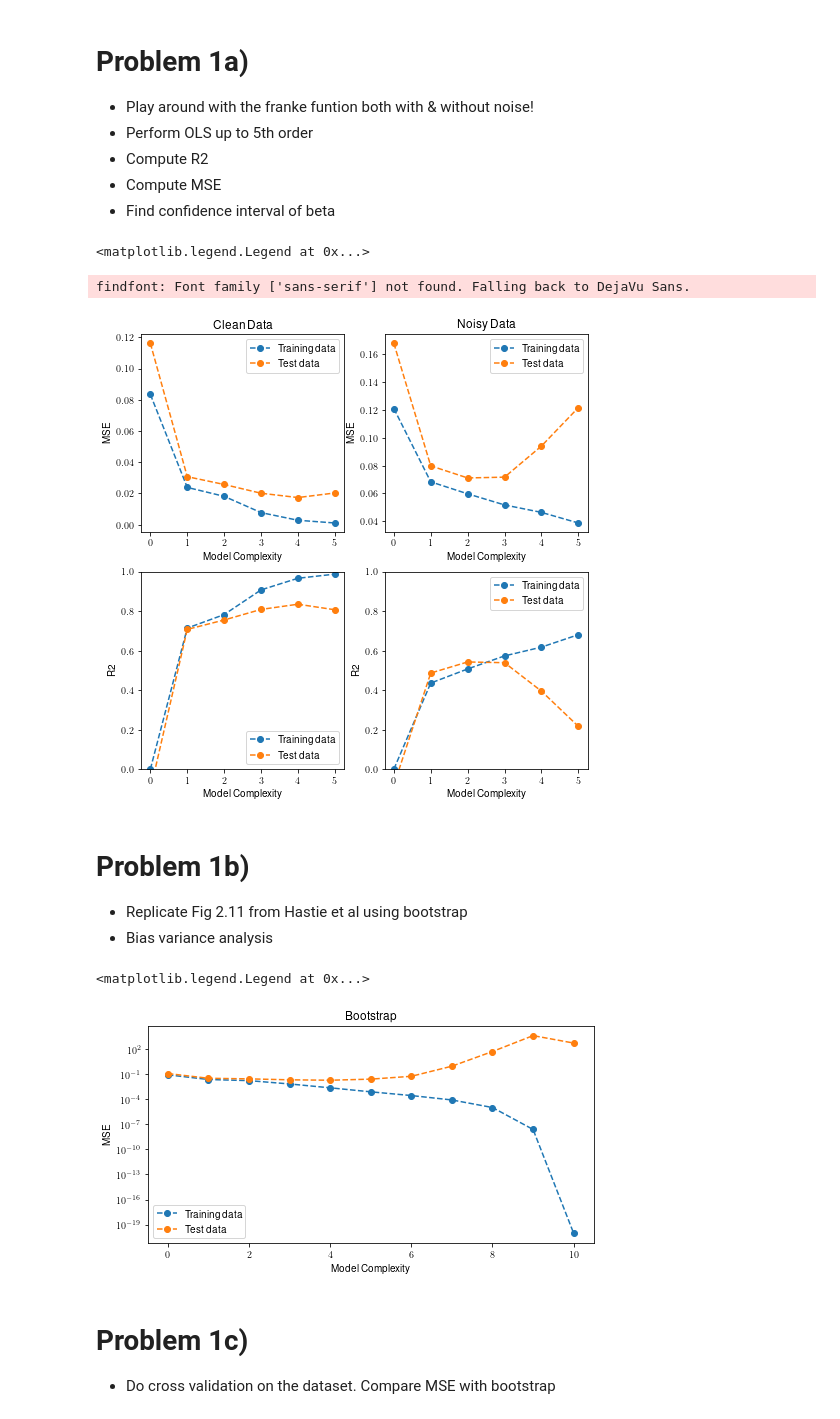
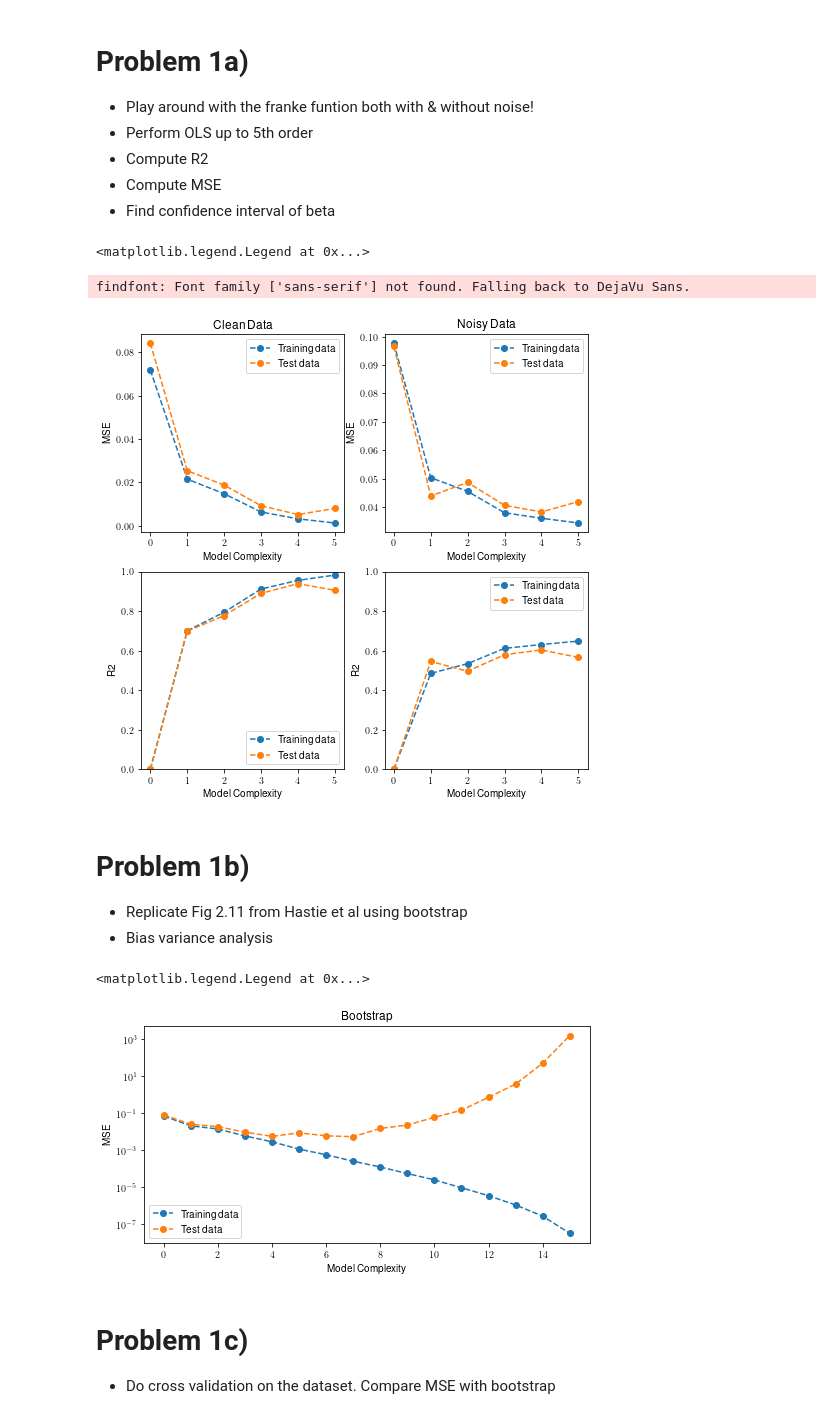
Before and after one commit to nicholaskarlsen/FYS-STK4155, a Jupyter notebook: project_1/notebooks/Untitled.ipynb, the cells around one changed output. Cells and saved outputs as stored; diff of their text form; code cells hidden in the pictures.

```diff
--- a/project_1/notebooks/Untitled.ipynb
+++ b/project_1/notebooks/Untitled.ipynb
@@ -27,7 +28,7 @@ unit_tests.OLS_SVD_unit_test()
 - Find confidence interval of beta
 # %%
 # Generate test data
-n = 100 # Number of data points
+n = 300 # Number of data points
 
 x_dat = np.random.uniform(0, 1, n)
 y_dat = np.random.uniform(0, 1, n)
@@ -67,8 +68,7 @@ def p1_analysis(x, y, z, degrees):
 
     return mse, r2, 0#, var_b
 # %%
-max_deg = 5
-degrees = np.arange(0, max_deg+1) # Degrees of the polynomial
+degrees = np.arange(0, 6) # Degrees of the polynomial
 
 # Generate data
 MSE_clean, R2_clean, var_b_clean = p1_analysis(x_dat, y_dat, z_dat, degrees)
@@ -112,7 +112,7 @@ plt.legend()
 # %% [output]
 <matplotlib.legend.Legend at 0x...>
 findfont: Font family ['sans-serif'] not found. Falling back to DejaVu Sans.
-[figure, old version]
+[figure, new version]
 # %% [markdown]
 # Problem 1b)
 - Replicate Fig 2.11 from Hastie et al using bootstrap
@@ -151,21 +151,21 @@ def p2_analysis(x, y, z, degrees, N_bootstraps):
 
     return data
 # %%
-degrees = np.arange(0, 11) # This stop working for 12< possible bug in OLS_SVD?
-N_bootstraps = 500
+degrees = np.arange(0, 16) # This stop working for 12< possible bug in OLS_SVD?
+N_bootstraps = 1000
 dat_boot = p2_analysis(x_dat, y_dat, z_dat, degrees, N_bootstraps)
 
 plt.figure(figsize=(8,4))
 
 plt.semilogy(degrees, dat_boot["MSE train"],"o--", label = "Training data")
 plt.semilogy(degrees, dat_boot["MSE test"],"o--", label = "Test data")
 plt.xlabel("Model Complexity")
 plt.ylabel("MSE")
 plt.title("Bootstrap")
 plt.legend(loc="lower left")
 # %% [output]
 <matplotlib.legend.Legend at 0x...>
-[figure, old version]
+[figure, new version]
 # %% [markdown]
 # Problem 1c)
 - Do cross validation on the dataset. Compare MSE with bootstrap
```
Also changed, not shown: parts of 3 cells of this notebook, 3 other files.
